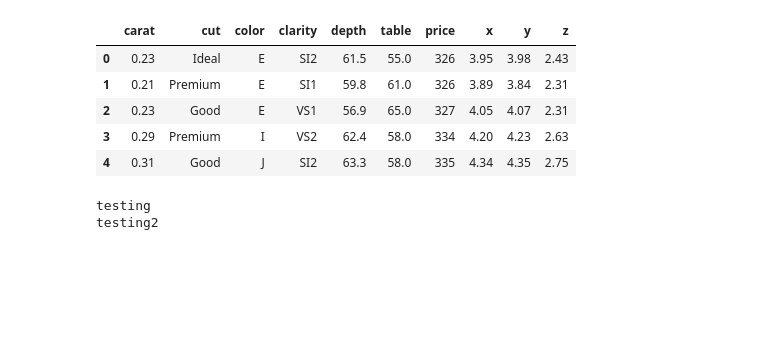
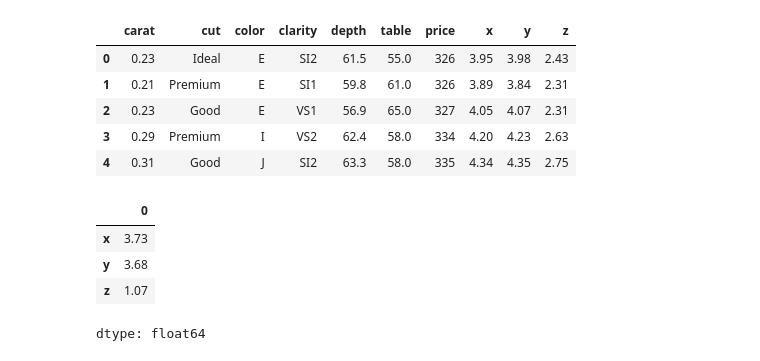
Before and after one commit to Krishnapabbu17/diamonds-analysis, a Jupyter notebook: DataScienceProject.ipynb, the cells around one changed output. Saved outputs shown, nothing was run; the diff lists cells and outputs as text; code cells hidden in the pictures; blank space fills up the shorter version.

```diff
--- a/DataScienceProject.ipynb
+++ b/DataScienceProject.ipynb
@@ -125,9 +125,3 @@ df.head()
 | 2 | 0.23 | Good | E | VS1 | 56.9 | 65.0 | 327 | 4.05 | 4.07 | 2.31 |
 | 3 | 0.29 | Premium | I | VS2 | 62.4 | 58.0 | 334 | 4.20 | 4.23 | 2.63 |
 | 4 | 0.31 | Good | J | SI2 | 63.3 | 58.0 | 335 | 4.34 | 4.35 | 2.75 |
-# %%
-print("testing")
-print("testing2")
-# %% [output]
-testing
-testing2
@@ -133,0 +138,8 @@ testing2
+# %%
+df[['x', 'y', 'z']].min()
+# %% [output]
+|  | 0 |
+| x | 3.73 |
+| y | 3.68 |
+| z | 1.07 |
+dtype: float64
```
Also changed, not shown: parts of 8 cells of this notebook.
